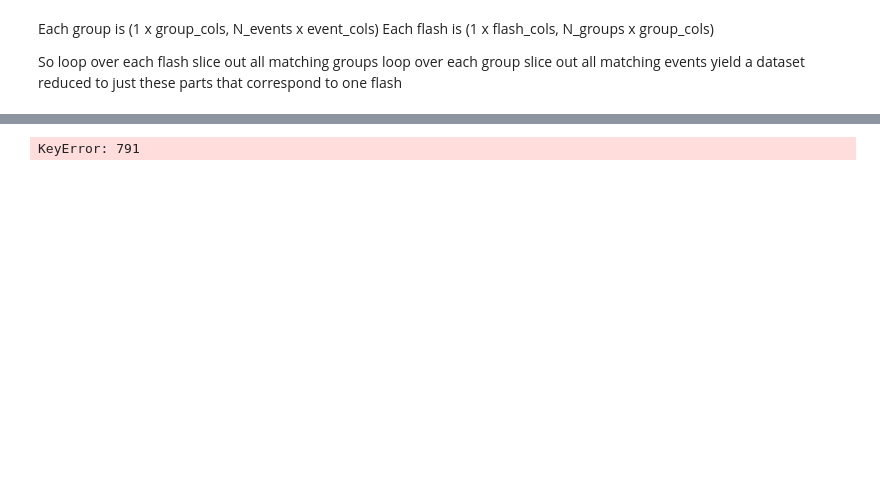
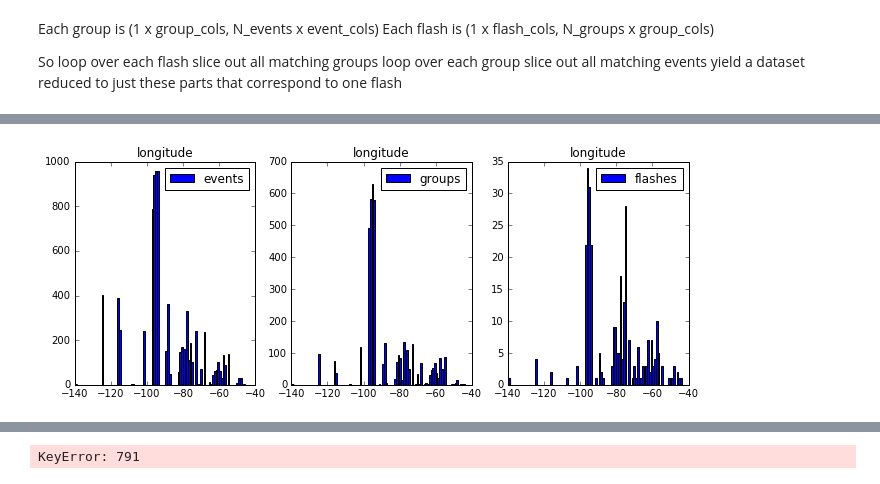
Before and after one commit to deeplycloudy/glmtools, a Jupyter notebook: examples/basic_read_plot.ipynb, the cells around one changed output, grey strips where cells are left out. Cells and saved outputs as stored; diff of their text form; code cells hidden in the pictures; blank space fills up the shorter version.

```diff
--- a/examples/basic_read_plot.ipynb
+++ b/examples/basic_read_plot.ipynb
@@ -242,0 +288,85 @@ filling on, default _FillValue of -32767 used
+# %%
+filename = '/data/LCFA-production/OR_GLM-L2-LCFA_G16_s20171161230400_e20171161231000_c20171161231027.nc'
+some_flash = 6359
+
+import netCDF4
+nc = netCDF4.Dataset(filename)
+
+# from PUG spec
+lon_fov = (-156.06, -22.94)
+dlon_fov = lon_fov[1]-lon_fov[0]
+lat_fov = (-66.56, 66.56)
+# zeroth element of the above are the add_offset values in the spec, and in the data file
+
+group_lons = nc.variables['group_lon'][:]
+group_lats = nc.variables['group_lat'][:]
+
+flash_lons = nc.variables['flash_lon'][:]
+flash_lats = nc.variables['flash_lat'][:]
+
+event_lons = nc.variables['event_lon']
+event_lats = nc.variables['event_lat']
+
+
+event_lats_fixed, event_lons_fixed = fix_event_locations(event_lats, event_lons)
+
+# event_lons.set_auto_scale(False)
+# event_lats.set_auto_scale(False)
+
+# print(event_lons[:].min())
+
+# unsigned = 2**16
+# event_lons = event_lons[:].astype('int32')
+# event_lons[event_lons < 0] += unsigned
+# event_lats = event_lats[:].astype('int32')
+# event_lats[event_lats < 0] += unsigned
+
+
+# scale_factor = 0.00203128 # from file and spec; same for both
+# event_lons_fixed = (event_lons)*scale_factor+lon_fov[0]
+# event_lats_fixed = (event_lats)*scale_factor+lat_fov[0]
+
+# wrapped_lat = (event_lats_fixed < -90.0)
+# event_lats_fixed[wrapped_lat] += 180
+
+plt.figure(figsize=(11,4))
+plt.subplot(131)
+hist_plot=plt.hist(event_lons_fixed, bins=100, label='events')
+plt.title('longitude')
+plt.legend()
+
+plt.subplot(132)
+hist_plot=plt.hist(group_lons, bins=100, label='groups')
+plt.title('longitude')
+plt.legend()
+
+plt.subplot(133)
+hist_plot=plt.hist(flash_lons, bins=100, label='flashes')
+plt.title('longitude')
+plt.legend()
+
+ax = plt.gca()
+ax.get_xaxis().get_major_formatter().set_useOffset(False)
+
+plt.figure(figsize=(11,4))
+plt.subplot(131)
+hist_plot=plt.hist(event_lats_fixed, bins=100, label='events')
+plt.title('latitude')
+plt.legend()
+
+plt.subplot(132)
+hist_plot=plt.hist(group_lats, bins=100, label='groups')
+plt.title('latitude')
+plt.legend()
+
+plt.subplot(133)
+hist_plot=plt.hist(flash_lats, bins=100, label='flashes')
+plt.title('latitude')
+plt.legend()
+
+ax = plt.gca()
+ax.get_xaxis().get_major_formatter().set_useOffset(False)
+
+print(event_lons)
+print(event_lats)
+# %% [output]
@@ -242,0 +390 @@ filling on, default _FillValue of -32767 used
+[figure, added]
```
Also changed, not shown: parts of 11 cells of this notebook, 1 other file.
